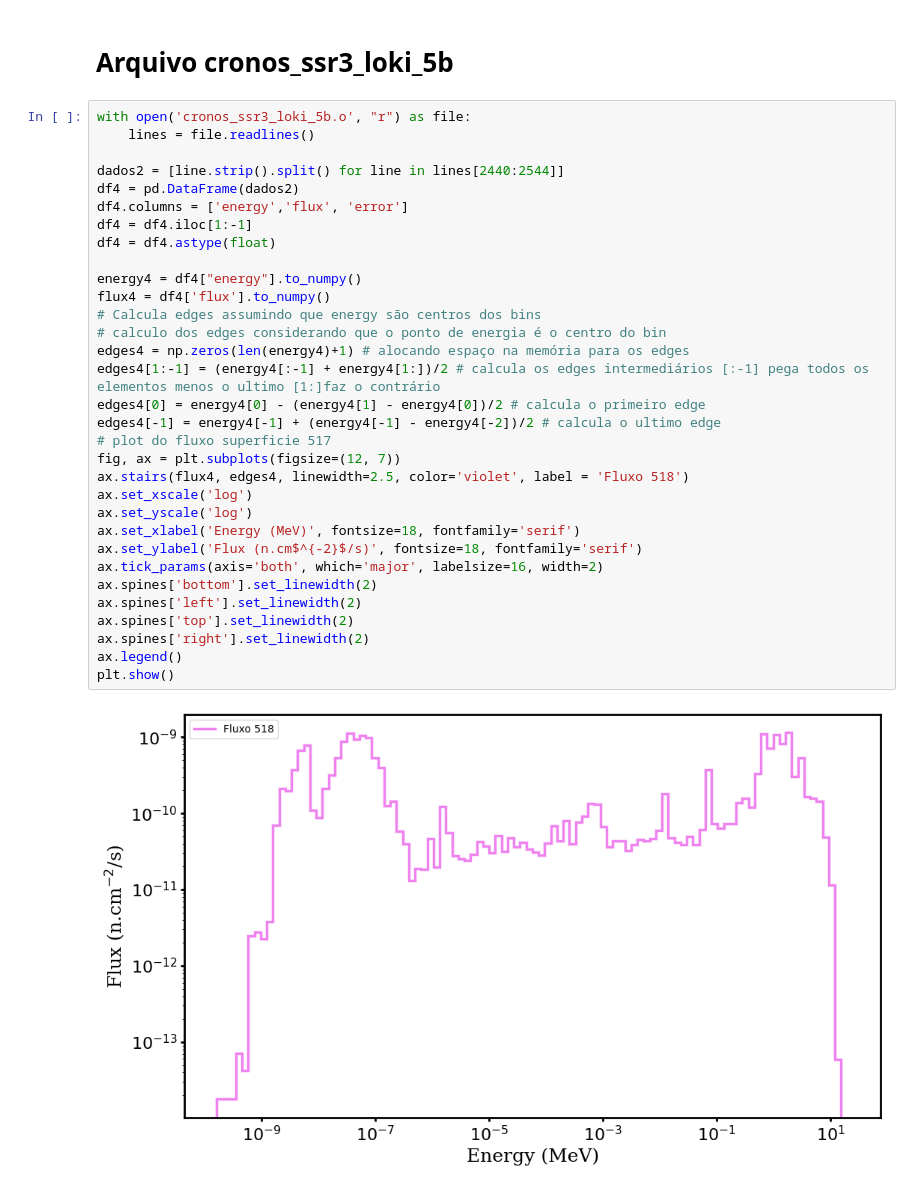
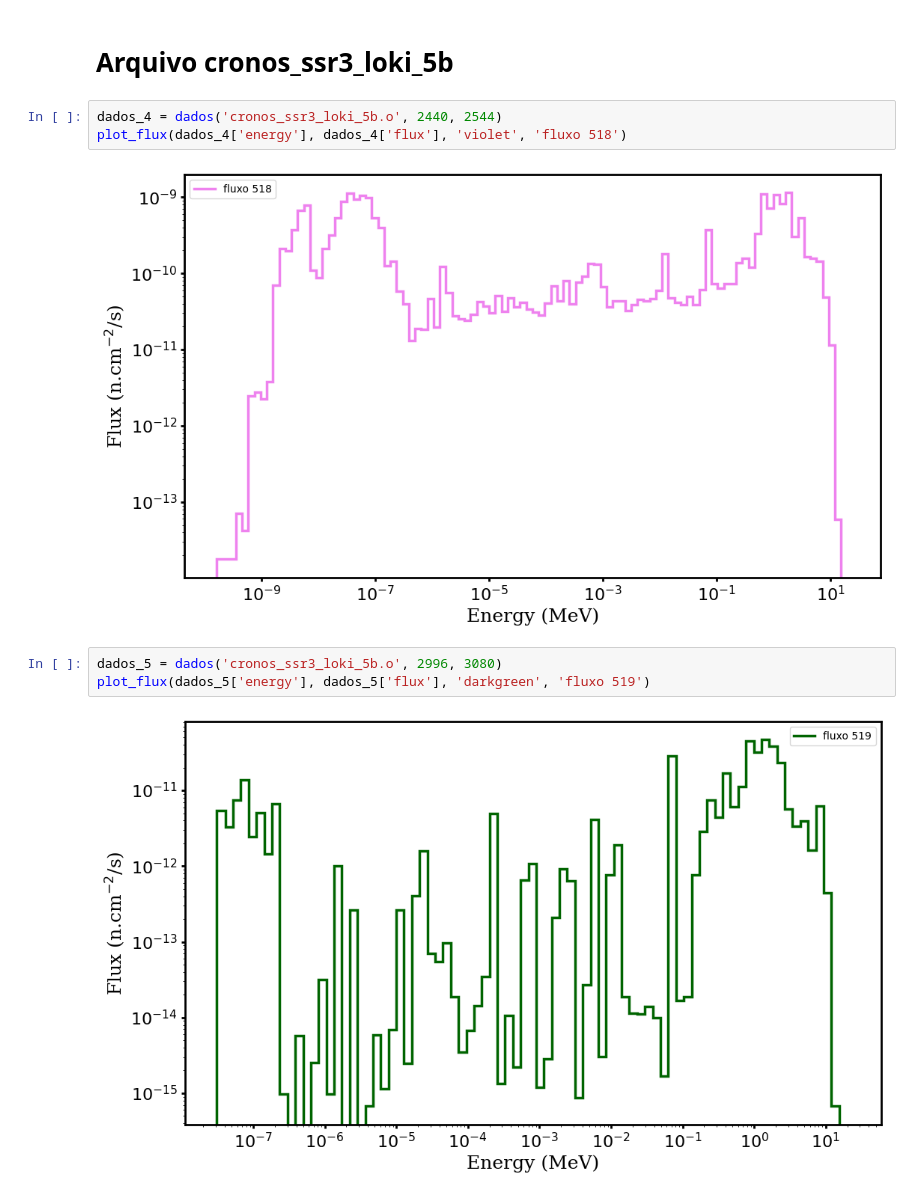
Before and after one commit to Carlos-G-Santos/bh14, a Jupyter notebook: flux.ipynb, the cells around one changed output. Saved outputs shown, nothing was run; the diff lists cells and outputs as text.

```diff
--- a/flux.ipynb
+++ b/flux.ipynb
@@ -183,36 +136,12 @@ plt.show()
 # %% [markdown]
 # Arquivo cronos_ssr3_loki_5b
-# %%
-with open('cronos_ssr3_loki_5b.o', "r") as file:
-    lines = file.readlines()
-
-dados2 = [line.strip().split() for line in lines[2440:2544]]
-df4 = pd.DataFrame(dados2)
-df4.columns = ['energy','flux', 'error']
-df4 = df4.iloc[1:-1]
-df4 = df4.astype(float)
-
-energy4 = df4["energy"].to_numpy()
-flux4 = df4['flux'].to_numpy()
-# Calcula edges assumindo que energy são centros dos bins
-# calculo dos edges considerando que o ponto de energia é o centro do bin
-edges4 = np.zeros(len(energy4)+1) # alocando espaço na memória para os edges
-edges4[1:-1] = (energy4[:-1] + energy4[1:])/2 # calcula os edges intermediários [:-1] pega todos os elementos menos o ultimo [1:]faz o contrário
-edges4[0] = energy4[0] - (energy4[1] - energy4[0])/2 # calcula o primeiro edge
-edges4[-1] = energy4[-1] + (energy4[-1] - energy4[-2])/2 # calcula o ultimo edge
-# plot do fluxo superficie 517
-fig, ax = plt.subplots(figsize=(12, 7))
-ax.stairs(flux4, edges4, linewidth=2.5, color='violet', label = 'Fluxo 518')
-ax.set_xscale('log')
-ax.set_yscale('log')
-ax.set_xlabel('Energy (MeV)', fontsize=18, fontfamily='serif')
-ax.set_ylabel('Flux (n.cm$^{-2}$/s)', fontsize=18, fontfamily='serif')
-ax.tick_params(axis='both', which='major', labelsize=16, width=2)
-ax.spines['bottom'].set_linewidth(2)
-ax.spines['left'].set_linewidth(2)
-ax.spines['top'].set_linewidth(2)
-ax.spines['right'].set_linewidth(2)
-ax.legend()
-plt.show()
-# %% [output]
-[figure, removed]
+# %%
+dados_4 = dados('cronos_ssr3_loki_5b.o', 2440, 2544)
+plot_flux(dados_4['energy'], dados_4['flux'], 'violet', 'fluxo 518')
+# %% [output]
+[figure, added]
+# %%
+dados_5 = dados('cronos_ssr3_loki_5b.o', 2996, 3080)
+plot_flux(dados_5['energy'], dados_5['flux'], 'darkgreen', 'fluxo 519')
+# %% [output]
+[figure, added]
```
Also changed, not shown: parts of 13 cells of this notebook.
